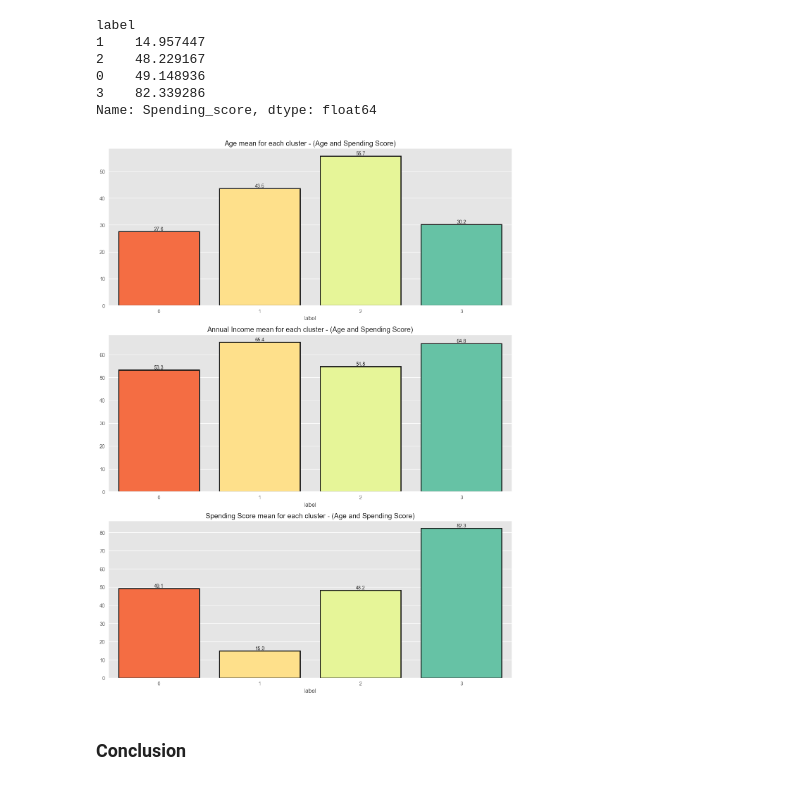
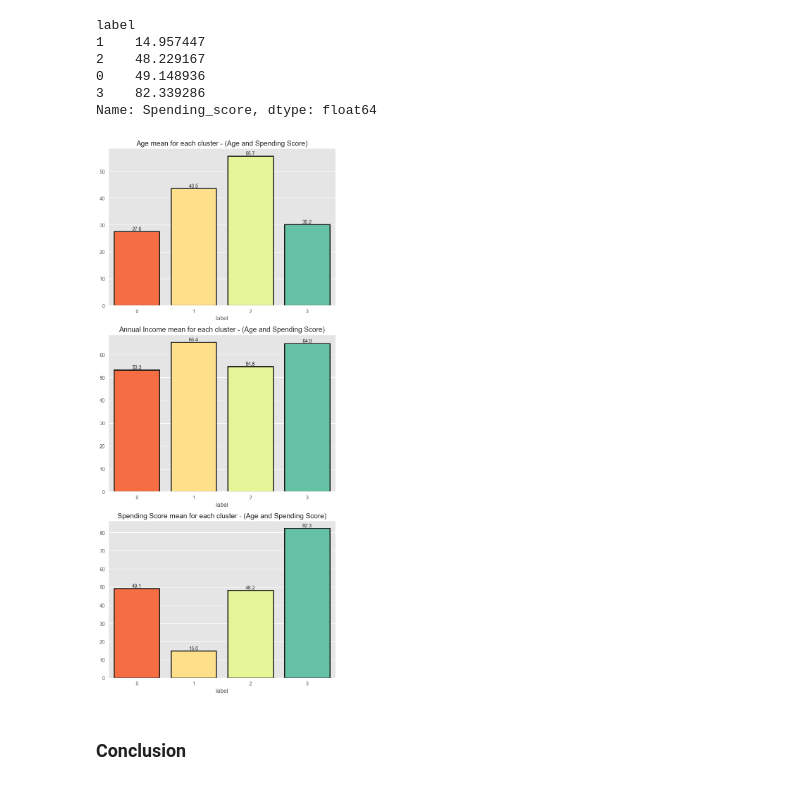
Before and after one commit to 0xArwa/Customer_Segmentation, a Jupyter notebook: Cluestering_Analysis_Customers_Segmentation.ipynb, the cells around one changed output. Cells and saved outputs as stored; diff of their text form; code cells hidden in the pictures.

```diff
--- a/Cluestering_Analysis_Customers_Segmentation.ipynb
+++ b/Cluestering_Analysis_Customers_Segmentation.ipynb
@@ -815,30 +810,30 @@ label
 3    82.339286
 Name: Spending_score, dtype: float64
 # %%
-plt.figure(figsize=(12, 16))
+plt.figure(figsize=(7, 16))
 
 plt.subplot(311)
 ax = sns.barplot(x = clusters_mean_age.index, y = clusters_mean_age.values,
                  saturation=1, edgecolor='k',linewidth=2,palette='Spectral')
 ax.bar_label(ax.containers[0], fmt="%.1f")
 plt.title('Age mean for each cluster - (Age and Spending Score)')
 
 plt.subplot(312)
 ax = sns.barplot(x=clusters_mean_income.index, y=clusters_mean_income.values,
                  saturation=1, edgecolor='k',linewidth=2,palette='Spectral')
 ax.bar_label(ax.containers[0], fmt="%.1f")
 plt.title('Annual Income mean for each cluster - (Age and Spending Score)')
 
 plt.subplot(313)
 ax = sns.barplot(x=clusters_mean_score.index, y=clusters_mean_score.values,
                  saturation=1, edgecolor='k',linewidth=2,palette='Spectral')
 ax.bar_label(ax.containers[0], fmt="%.1f")
 plt.title('Spending Score mean for each cluster - (Age and Spending Score)')
 
 plt.tight_layout()
 plt.show();
 # %% [output]
-[figure, old version]
+[figure, new version]
 # %% [markdown]
 ### Conclusion
 # %% [markdown]
```
Also changed, not shown: parts of 27 cells of this notebook.
